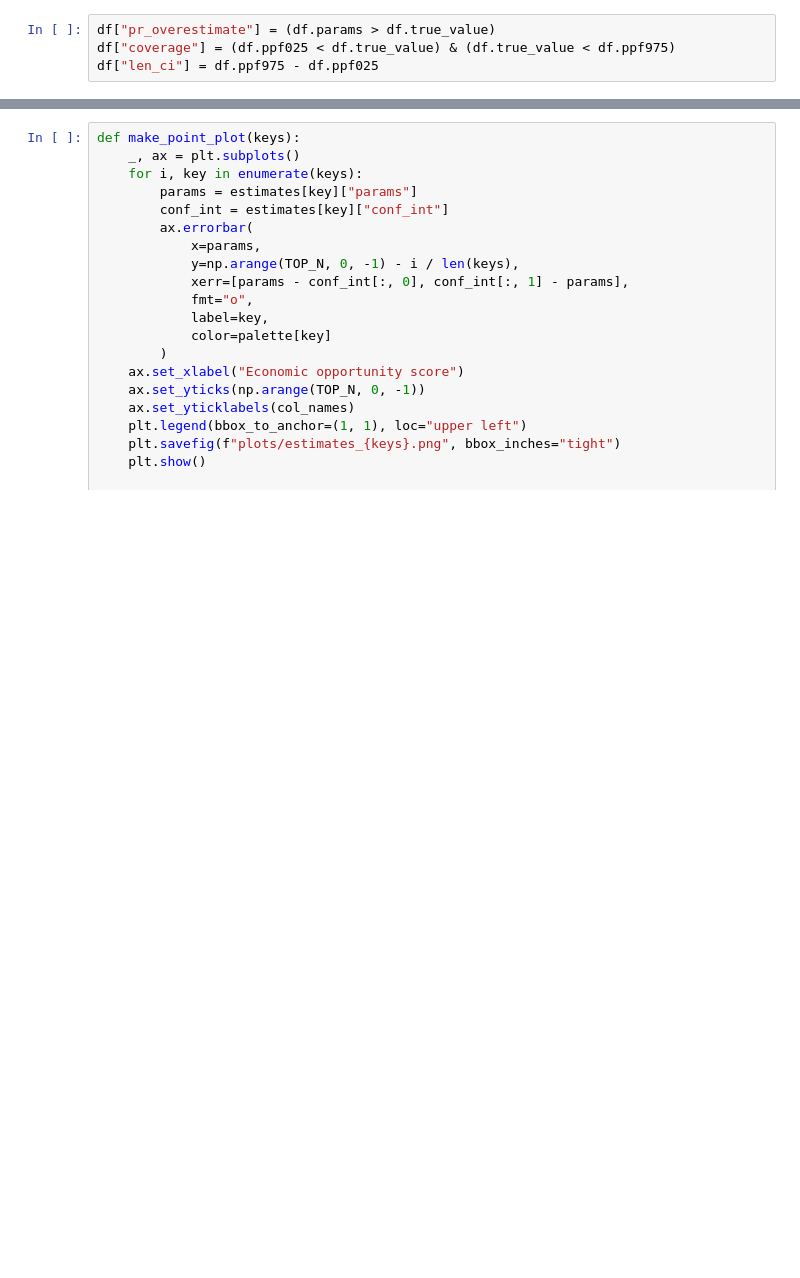
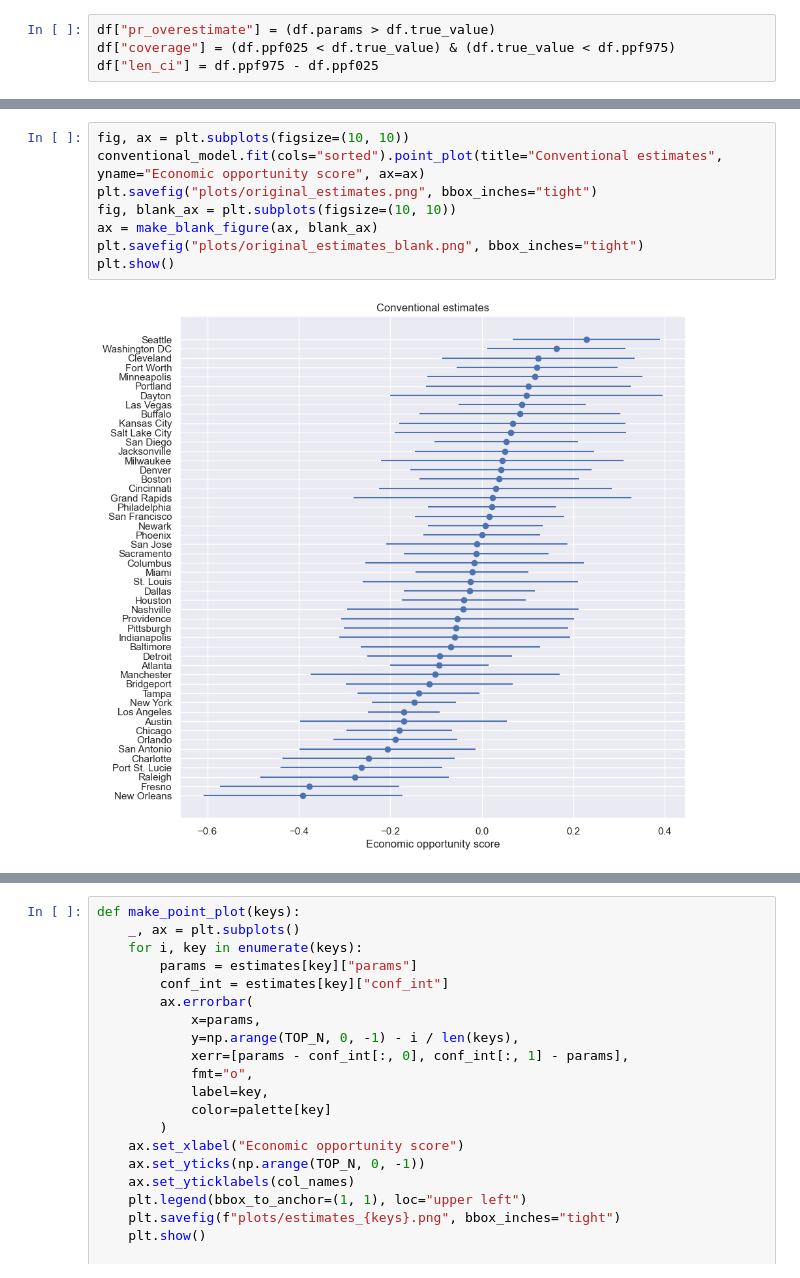
Before and after one commit to arfon/conditional-inference-joss, a Jupyter notebook: simulations/losers-presentation/analysis.ipynb, the cells around one changed output, grey strips where cells are left out. Cells and saved outputs as stored; diff of their text form; blank space fills up the shorter version.

```diff
--- a/simulations/losers-presentation/analysis.ipynb
+++ b/simulations/losers-presentation/analysis.ipynb
@@ -132,0 +163,10 @@ for key, result in results.items():
+# %%
+fig, ax = plt.subplots(figsize=(10, 10))
+conventional_model.fit(cols="sorted").point_plot(title="Conventional estimates", yname="Economic opportunity score", ax=ax)
+plt.savefig("plots/original_estimates.png", bbox_inches="tight")
+fig, blank_ax = plt.subplots(figsize=(10, 10))
+ax = make_blank_figure(ax, blank_ax)
+plt.savefig("plots/original_estimates_blank.png", bbox_inches="tight")
+plt.show()
+# %% [output]
+[figure, added]
```
Also changed, not shown: parts of 6 cells of this notebook, 8 other files.
